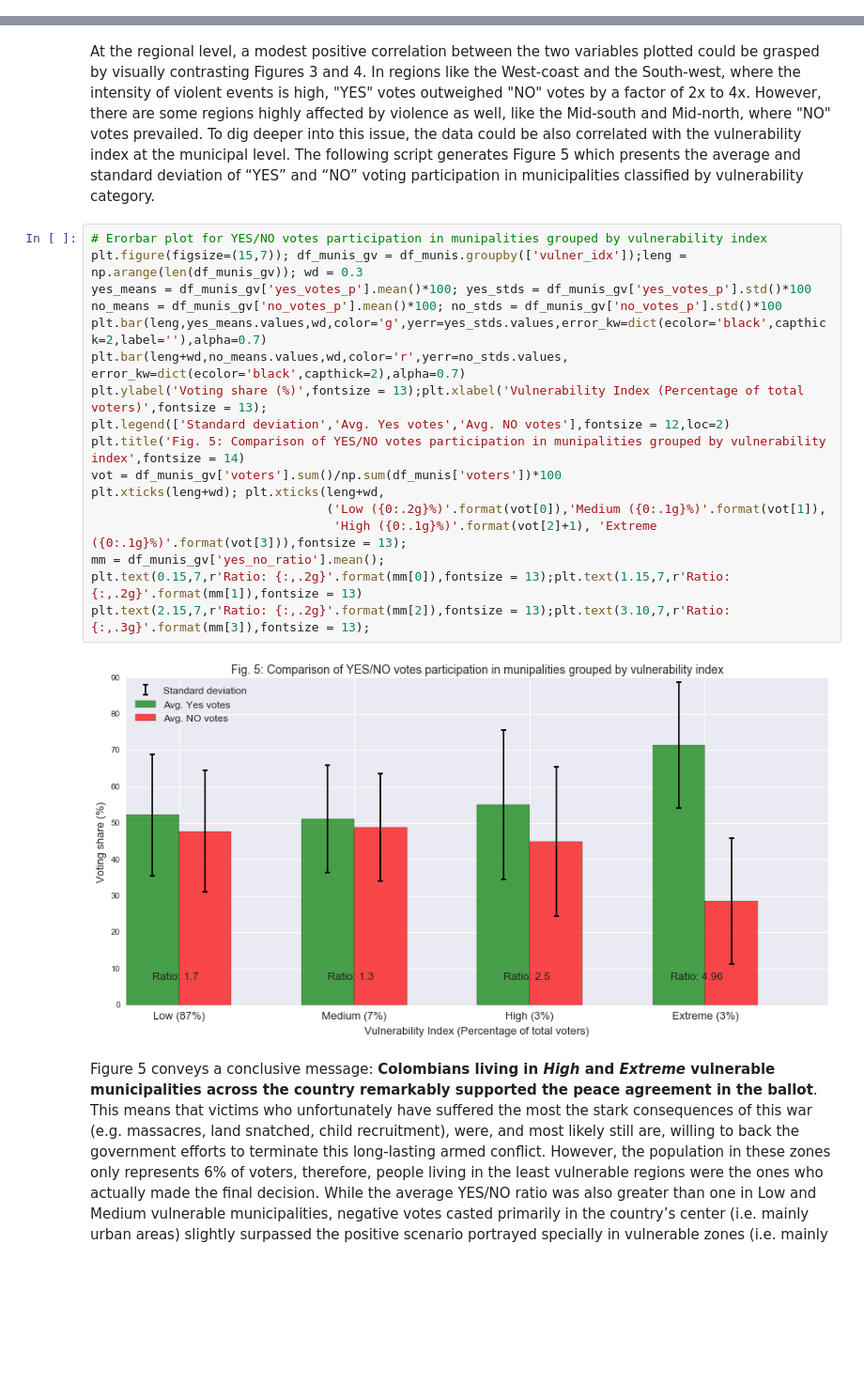
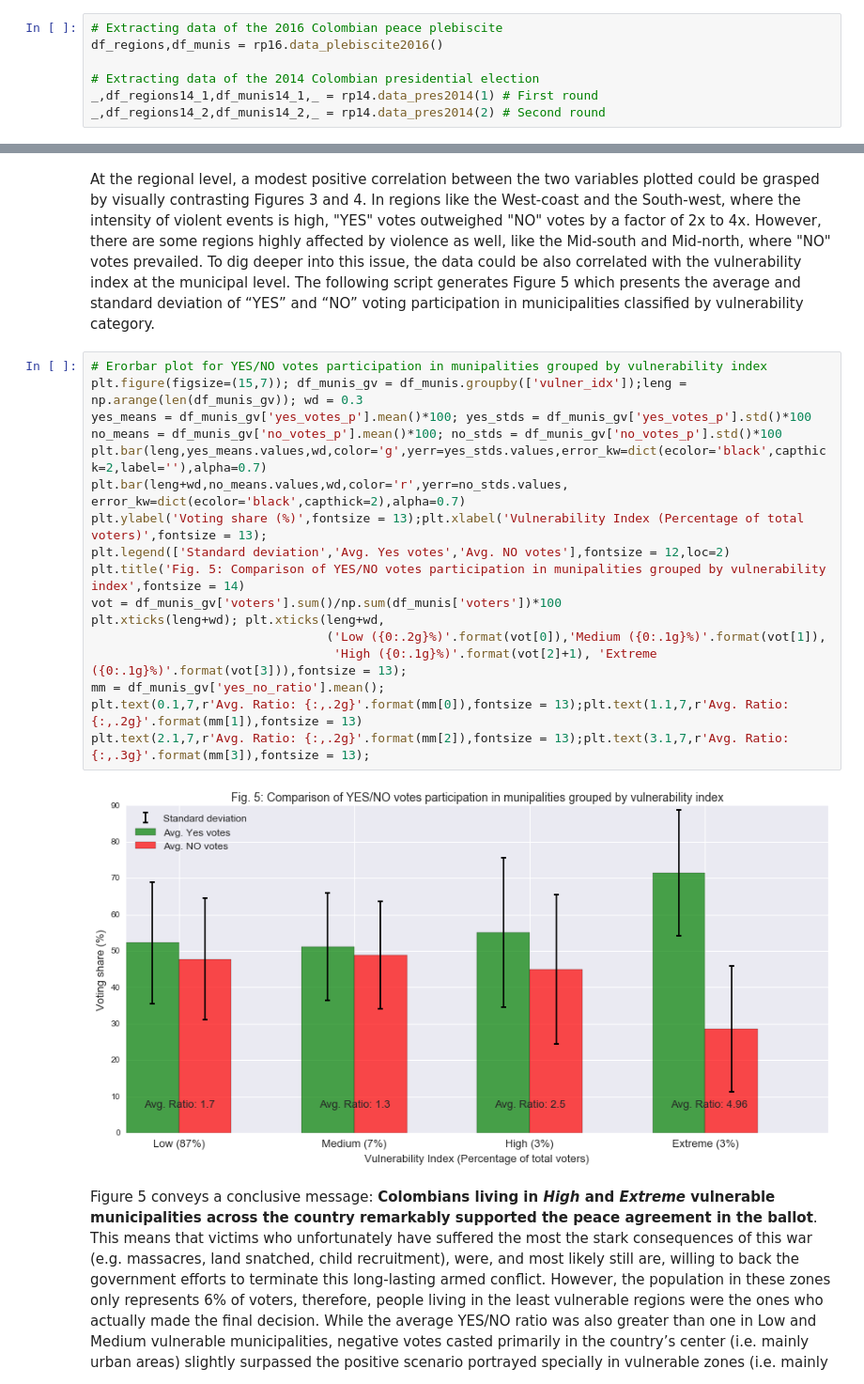
Before and after one commit to gvizcaino/Tutorial, a Jupyter notebook: 2016_Colombian_plebiscite.ipynb, the cells around one changed output, grey strips where cells are left out. Shown: that part at 94% size. Drawn from its saved outputs; the diff is of its cells as text; blank space fills up the shorter version.

```diff
--- a/2016_Colombian_plebiscite.ipynb
+++ b/2016_Colombian_plebiscite.ipynb
@@ -169 +58,8 @@ df_munis.drop(df_munis[df_munis.no_votes == 0].index, axis=0, inplace=True)
+# %%
+# Extracting data of the 2016 Colombian peace plebiscite
+df_regions,df_munis = rp16.data_plebiscite2016()
+
+# Extracting data of the 2014 Colombian presidential election
+_,df_regions14_1,df_munis14_1,_ = rp14.data_pres2014(1) # First round
+_,df_regions14_2,df_munis14_2,_ = rp14.data_pres2014(2) # Second round
 # %% [markdown]
@@ -251,22 +147,22 @@ At the regional level, a modest positive correlation between the two variables p
 # %%
 # Erorbar plot for YES/NO votes participation in munipalities grouped by vulnerability index
 plt.figure(figsize=(15,7)); df_munis_gv = df_munis.groupby(['vulner_idx']);leng = np.arange(len(df_munis_gv)); wd = 0.3
 yes_means = df_munis_gv['yes_votes_p'].mean()*100; yes_stds = df_munis_gv['yes_votes_p'].std()*100
 no_means = df_munis_gv['no_votes_p'].mean()*100; no_stds = df_munis_gv['no_votes_p'].std()*100
 plt.bar(leng,yes_means.values,wd,color='g',yerr=yes_stds.values,error_kw=dict(ecolor='black',capthick=2,label=''),alpha=0.7)
 plt.bar(leng+wd,no_means.values,wd,color='r',yerr=no_stds.values, error_kw=dict(ecolor='black',capthick=2),alpha=0.7)
 plt.ylabel('Voting share (%)',fontsize = 13);plt.xlabel('Vulnerability Index (Percentage of total voters)',fontsize = 13);
 plt.legend(['Standard deviation','Avg. Yes votes','Avg. NO votes'],fontsize = 12,loc=2)
 plt.title('Fig. 5: Comparison of YES/NO votes participation in munipalities grouped by vulnerability index',fontsize = 14)
 vot = df_munis_gv['voters'].sum()/np.sum(df_munis['voters'])*100
 plt.xticks(leng+wd); plt.xticks(leng+wd,
                                 ('Low ({0:.2g}%)'.format(vot[0]),'Medium ({0:.1g}%)'.format(vot[1]),
                                  'High ({0:.1g}%)'.format(vot[2]+1), 'Extreme ({0:.1g}%)'.format(vot[3])),fontsize = 13);
 mm = df_munis_gv['yes_no_ratio'].mean();
-plt.text(0.15,7,r'Ratio: {:,.2g}'.format(mm[0]),fontsize = 13);plt.text(1.15,7,r'Ratio: {:,.2g}'.format(mm[1]),fontsize = 13)
-plt.text(2.15,7,r'Ratio: {:,.2g}'.format(mm[2]),fontsize = 13);plt.text(3.10,7,r'Ratio: {:,.3g}'.format(mm[3]),fontsize = 13);
+plt.text(0.1,7,r'Avg. Ratio: {:,.2g}'.format(mm[0]),fontsize = 13);plt.text(1.1,7,r'Avg. Ratio: {:,.2g}'.format(mm[1]),fontsize = 13)
+plt.text(2.1,7,r'Avg. Ratio: {:,.2g}'.format(mm[2]),fontsize = 13);plt.text(3.1,7,r'Avg. Ratio: {:,.3g}'.format(mm[3]),fontsize = 13);
 # %% [output]
-[figure, old version]
+[figure, new version]
 # %% [markdown]
 Figure 5 conveys a conclusive message: **Colombians living in _High_ and _Extreme_ vulnerable municipalities across the country remarkably supported the peace agreement in the ballot**. This means that victims who unfortunately have suffered the most the stark consequences of this war (e.g. massacres, land snatched, child recruitment), were, and most likely still are, willing to back the government efforts to terminate this long-lasting armed conflict. However, the population in these zones only represents 6% of voters, therefore, people living in the least vulnerable regions were the ones who actually made the final decision. While the average YES/NO ratio was also greater than one in Low and Medium vulnerable municipalities, negative votes casted primarily in the country’s center (i.e. mainly urban areas) slightly surpassed the positive scenario portrayed specially in vulnerable zones (i.e. mainly rural areas).
 
```
Also changed, not shown: parts of 21 cells of this notebook.
